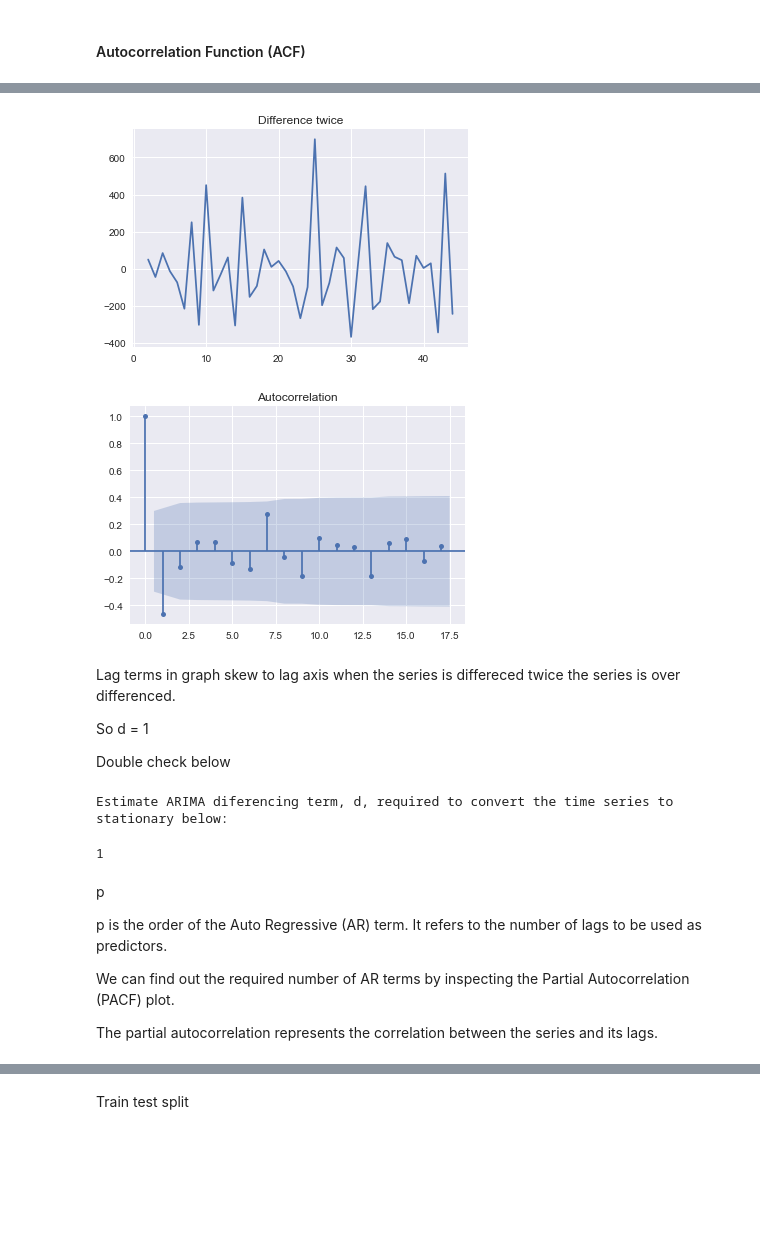
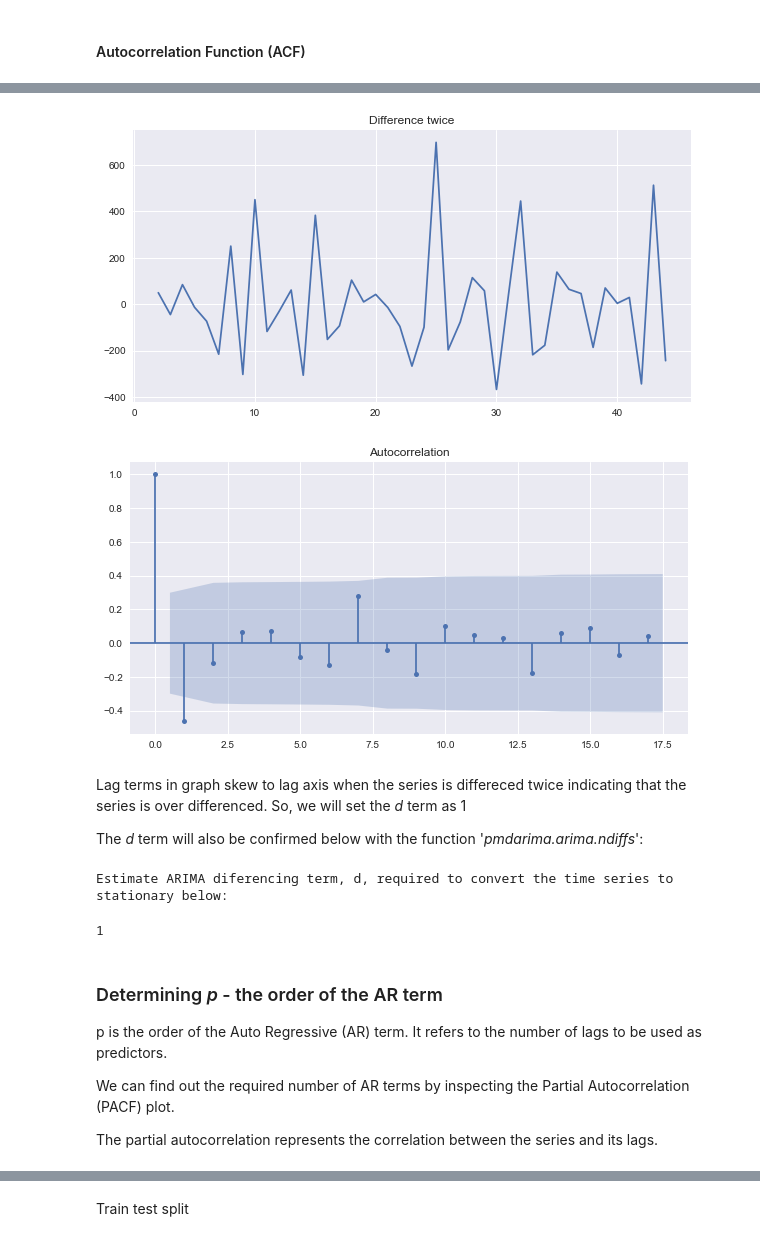
Before and after one commit to Ciaran-Carroll/college, a Jupyter notebook: Time Series Analysis.ipynb, the cells around one changed output, grey strips where cells are left out. Drawn from its saved outputs; the diff is of its cells as text; code cells hidden in the pictures; blank space fills up the shorter version.

```diff
--- a/Time Series Analysis.ipynb
+++ b/Time Series Analysis.ipynb
@@ -232,22 +277,26 @@ plt.show()
 # %%
 ## Calculates the difference of the difference
 ## the closing price data
 diff = Reverse_SP_500_Close_Values.diff().diff().dropna()
 
+## Plots the second difference of the closing price data along with
+## the autocorrelation of the difference for the closing prices
+## of the S&P 500 in our dataset
+plt.figure(figsize=(10,5))
 plt.plot(diff)
 plt.title("Difference twice")
 ## Add ; to the end of the plot function so that the plot is not
 ## duplicated
 plot_acf(diff);
+plt.gcf().set_size_inches(10, 5)
+plt.show()
 # %% [output]
-[figure, old version]
+[figure, new version]
-[figure, old version]
+[figure, new version]
 # %% [markdown]
-Lag terms in graph skew to lag axis when the series is differeced twice the series is over differenced.
+Lag terms in graph skew to lag axis when the series is differeced twice indicating that the series is over differenced. So, we will set the <i>d</i> term as 1
 
-So d = 1
-
-Double check below
+The <i>d</i> term will also be confirmed below with the function '<i>pmdarima.arima.ndiffs</i>':
 # %%
 ## Estimates the ARIMA differencing term d required to make the time
 ## series stationary
@@ -259,7 +308,7 @@ ndiffs(Reverse_SP_500_Close_Values, test="adf")
 Estimate ARIMA diferencing term, d, required to convert the time series to stationary below:
 1
 # %% [markdown]
-p
+### Determining <i>p</i> - the order of the AR term
 
 p is the order of the Auto Regressive (AR) term. It refers to the number of lags to be used as predictors.
 
```
Also changed, not shown: parts of 76 cells of this notebook, 2 other files.
